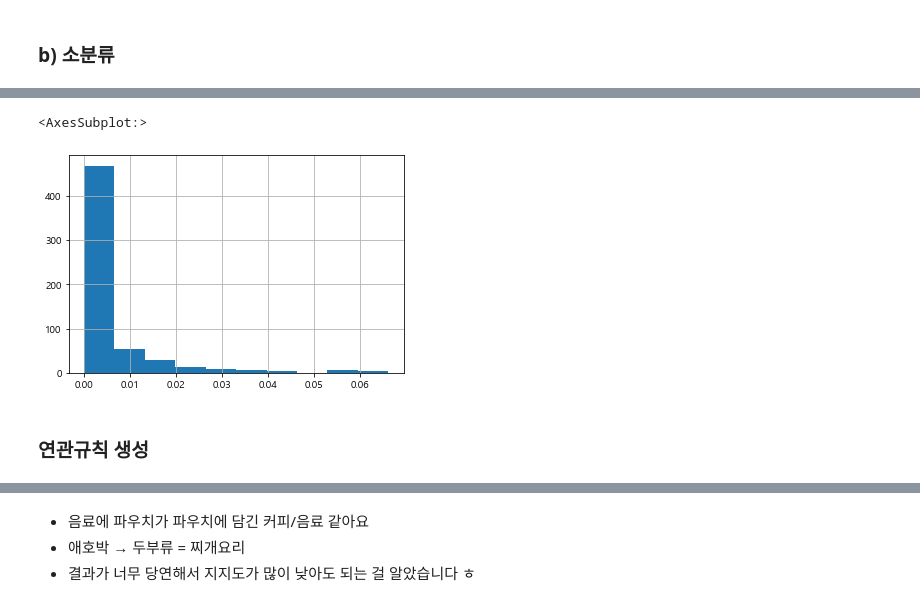
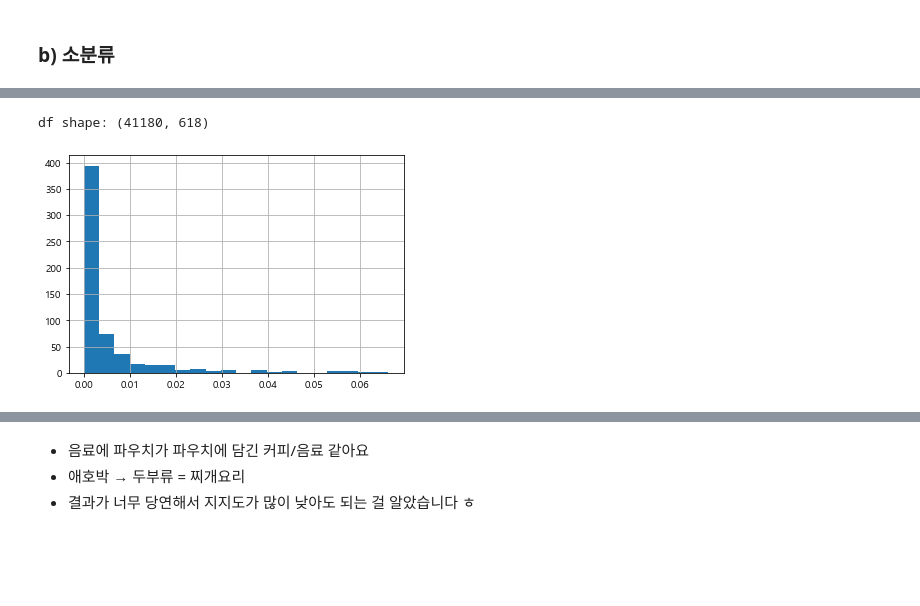
Before and after one commit to HYOJUNG08/RI_E5_1, a Jupyter notebook: ARM_not_clustering.ipynb, the cells around one changed output, grey strips where cells are left out. Cells and saved outputs as stored; diff of their text form; code cells hidden in the pictures; blank space fills up the shorter version.

```diff
--- a/ARM_not_clustering.ipynb
+++ b/ARM_not_clustering.ipynb
@@ -57,8 +57,8 @@ def encode_units(x):
     else: return 0
 # %%
 # 데이터프레임 생성
-def creat_df(df, pd_dv = 'pd_nm'):
-    df = df[['rct_no', 'pd_nm', 'buy_ct']]
+def create_df(df, pd_dv = 'pd_nm'):
+    df = df[['rct_no', pd_dv, 'buy_ct']]
     df = df.groupby(['rct_no', pd_dv])['buy_ct'].sum()
     df = df.unstack()
     df = df.applymap(encode_units)
@@ -71,7 +71,7 @@ def s_histogram(df, bins = 10):
     freq_sort = freq.sort_values('Frequency', ascending=False)
     freq_sort = freq_sort[freq_sort['Frequency'] >1]
 
-    freq_sort['Support'] = freq_sort['Frequency'] / len(df_pdnm)
+    freq_sort['Support'] = freq_sort['Frequency'] / len(df)
 
     freq_sort['Support'].hist(bins = bins)
     plt.show()
@@ -318,7 +182,8 @@ freq_sort_pdnm
+# %%
+df_pd = create_df(df_food, 'pd_nm')
+# %% [output]
+df shape: (41180, 618)
 # %%
-freq_sort_pdnm['Support'].hist() #지지도가 0.001 미만에 분포 #0.001로 하면 안 돌아갑니다...
+s_histogram(df_pd, bins = 20) #지지도가 0.005 미만에 분포
 # %% [output]
-<AxesSubplot:>
-[figure, old version]
+[figure, new version]
-# %% [markdown]
-### 연관규칙 생성
```
Also changed, not shown: parts of 66 cells of this notebook.
